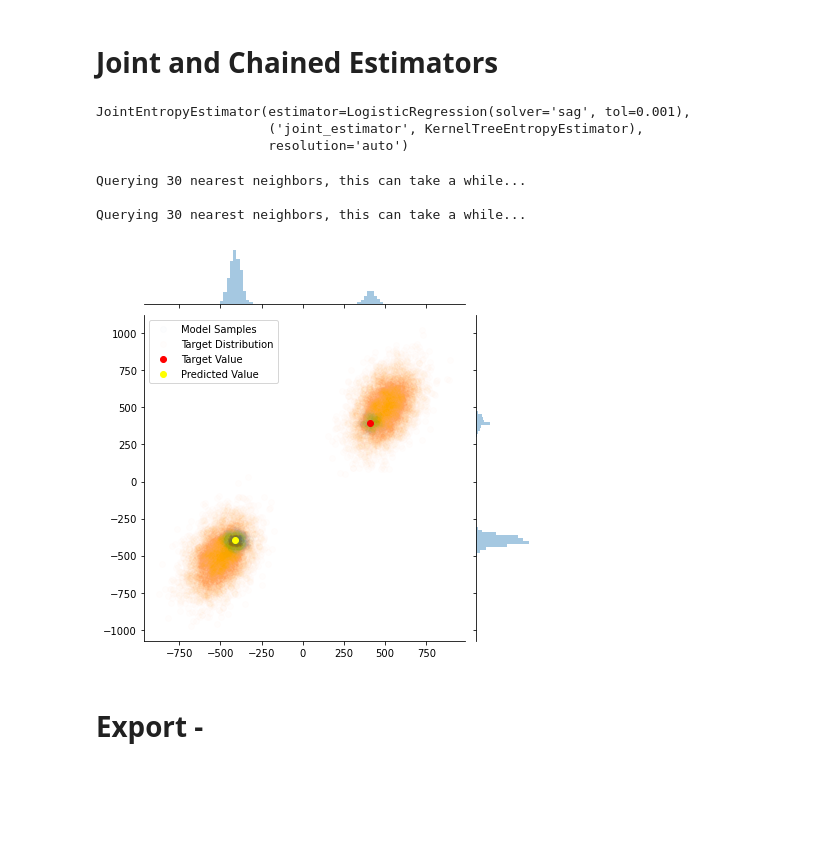
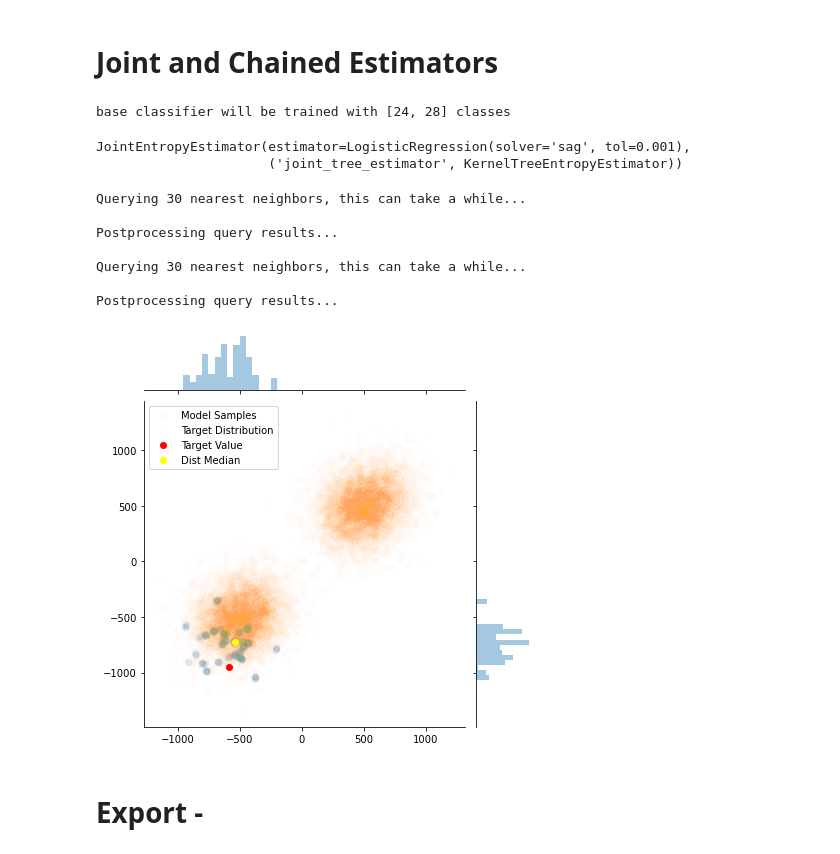
Before and after one commit to AlanGanem/scikit-density, a Jupyter notebook: notebooks/01_ensemble.ipynb, the cells around one changed output. Cells and saved outputs as stored; diff of their text form; code cells hidden in the pictures; blank space fills up the shorter version.

```diff
--- a/notebooks/01_ensemble.ipynb
+++ b/notebooks/01_ensemble.ipynb
@@ -1253,19 +1329,18 @@ class JointEntropyEstimator(MultiOutputClassifier):
     All the marginal distributions are merged using a KernelTreeEntropyEstimator, that nativelly supports
     joint estimation
     '''
-    def __init__(self, estimator, resolution = 20, joint_estimator=None, stacking_method='auto', n_jobs=None):
+    def __init__(self, estimator, resolution = 'auto', joint_tree_estimator=None, stacking_method='auto', n_jobs=None, **joint_tree_kwargs):
         assert hasattr(
-            estimator, 'predict_proba'), 'Estimator should have `predict_proba` method'
+            estimator, 'predict_proba') or ('predict_proba' in dir(estimator)), 'Estimator should have `predict_proba` method'
         super().__init__(estimator, n_jobs)
-        if joint_estimator is None:
+        if joint_tree_estimator is None:
             rf = ensemble.RandomForestClassifier(
-                n_estimators=20, min_samples_leaf=10, )
-            self.joint_estimator = KernelTreeEntropyEstimator(
-                rf, resolution=resolution)
+                n_estimators=10, min_samples_leaf=10, )
+            self.joint_tree_estimator = KernelTreeEntropyEstimator(
+                rf, resolution=resolution, **joint_tree_kwargs)
         else:
-            assert isinstance(
-                joint_estimator, KernelTreeEntropyEstimator), 'joint_estimator should be instance of KernelTreeEntropyEstimator'
-            self.joint_estimator = joint_estimator
+            self.joint_tree_estimator = KernelTreeEntropyEstimator(
+                joint_tree_estimator, resolution=resolution, **joint_tree_kwargs)
 
         self.stacking_method = stacking_method
         self.resolution = resolution
@@ -1294,11 +1369,11 @@ class JointEntropyEstimator(MultiOutputClassifier):
         return np.hstack(predictors)
 
     def fit(self, X, y=None, sample_weight=None):
-        y = self.joint_estimator._preprocess_y(y)
-        super().fit(X, y, sample_weight)
+        y_prep = self.joint_tree_estimator._preprocess_y(y)
+        super().fit(X, y_prep, sample_weight)
         marginal_results = self._make_stacked_predictors(
             X, self.stacking_method)
-        self.joint_estimator.fit(marginal_results, y, preprocess_y = False)
+        self.joint_tree_estimator.fit(marginal_results, y, y_prep = y_prep)
         return self
 
     def sample(self, X, sample_size=10, weight_func=None, n_neighbors=None, lower_bound=None,
@@ -1307,7 +1382,7 @@ class JointEntropyEstimator(MultiOutputClassifier):
         marginal_results = self._make_stacked_predictors(
             X, self.stacking_method)
 
-        return self.joint_estimator.sample(marginal_results, sample_size, weight_func, n_neighbors, lower_bound,
+        return self.joint_tree_estimator.sample(marginal_results, sample_size, weight_func, n_neighbors, lower_bound,
                                            alpha, beta, gamma, noise_factor,)
 
     def density(self, X, dist='kde', sample_size=10, weight_func=None, n_neighbors=None, lower_bound=None,
@@ -1316,7 +1391,7 @@ class JointEntropyEstimator(MultiOutputClassifier):
         marginal_results = self._make_stacked_predictors(
             X, self.stacking_method)
 
-        return self.joint_estimator.density(marginal_results, dist, sample_size, weight_func, n_neighbors, lower_bound,
+        return self.joint_tree_estimator.density(marginal_results, dist, sample_size, weight_func, n_neighbors, lower_bound,
                                             alpha, beta, gamma, noise_factor, **dist_kwargs,)
 
     def custom_predict(self, X, agg_func, sample_size=100, weights=None, n_neighbors=None,
@@ -1325,11 +1400,11 @@ class JointEntropyEstimator(MultiOutputClassifier):
         marginal_results = self._make_stacked_predictors(
             X, self.stacking_method)
 
-        return self.joint_estimator.custom_predict(marginal_results, agg_func, sample_size, weights,
+        return self.joint_tree_estimator.custom_predict(marginal_results, agg_func, sample_size, weights,
                                                    n_neighbors, lower_bound, alpha, beta, gamma, noise_factor,)
 
 
-class ChainedEntropyEstimator():
+class ChainedEntropyEstimator(MultiOutputClassifier):
     '''
     make chained joint estimator based on previous estimations
     there are three ways to pass predictors to next estimator in the chain:
@@ -1342,7 +1417,7 @@ class ChainedEntropyEstimator():
         raise NotImplementedError('ChainedEntropyEstimator is not implemented yet')
 
 
-class JointKernelTreeEstimator(MultiOutputRegressor):
+class JointKernelTreeEstimator(MultiOutputClassifier):
 
     '''Custom multioutput for multioutput estimator for `KernelTreeEstimator`s'''
 
@@ -1357,7 +1432,7 @@ class JointKernelTreeEstimator(MultiOutputRegressor):
         sampled_idxs = np.hstack([
             _fix_X_1d(estim._similarity_sample_idx(X, sample_size, weights, n_neighbors,
                                                    lower_bound, alpha, beta, gamma)
-                      ) for estim in tqdm(self.estimators_)
+                      ) for estim in self.estimators_
         ])
 
         return sampled_idxs
@@ -1390,41 +1465,47 @@ class JointKernelTreeEstimator(MultiOutputRegressor):
         return np.array([agg_func(sample) for sample in samples])
 # %%
 base_estim = LogisticRegression(tol = 0.001, solver = 'sag')
-joint_estim = JointEntropyEstimator(base_estim, resolution = 'auto')
+joint_estim = JointEntropyEstimator(base_estim, resolution = 'auto', class_weight = 'balanced')
 joint_estim.fit(X_train, y_train[:,:])
 # %% [output]
-JointEntropyEstimator(estimator=LogisticRegression(solver='sag', tol=0.001),
-                      ('joint_estimator', KernelTreeEntropyEstimator),
-                      resolution='auto')
+base classifier will be trained with [24, 28] classes
+JointEntropyEstimator(estimator=LogisticRegression(solver='sag', tol=0.001),
+                      ('joint_tree_estimator', KernelTreeEntropyEstimator))
 # %%
+
 i = np.random.choice(np.arange(y_test.shape[0]))
 
 alpha, beta, gamma = 1,0,0
 noise_factor = 1
-samples = joint_estim.sample(X_test[i:i+1], sample_size = 700, alpha = alpha, beta = beta, gamma = gamma, noise_factor = noise_factor)
+density = joint_estim.density(X_test[i:i+1], dist = 'empirical',sample_size = 700, alpha = alpha, beta = beta, gamma = gamma, noise_factor = noise_factor)
+samples = density.sample(700)
 #samples = density_estimator2.sample(X_test[i:i+1], sample_size = 700, alpha = alpha, beta = beta, gamma = gamma)
 prediction = joint_estim.custom_predict(X_test[i:i+1],agg_func = lambda x: np.median(x, axis = 0) ,alpha = alpha, beta = beta, gamma = gamma)
 #naive_prediction = density_estimator.estimator.predict(X_test[i:i+1])
 
 if (len(samples.shape) > 1) and (samples.shape[-1] == 2):
     jntplot = sns.jointplot(samples[0,:,0], samples[0,:,1], joint_kws = {'label':'Model Samples', 'alpha':0.01})
     jntplot.ax_joint.scatter(y[:,0], y[:,1], color = 'orange', alpha = 0.01, label = 'Target Distribution')
     jntplot.ax_joint.scatter(y_test[i,0], y_test[i,1], color = 'red', label = 'Target Value')
-    jntplot.ax_joint.scatter(prediction[0,0], prediction[0,1], color = 'yellow', label = 'Predicted Value')
+    jntplot.ax_joint.scatter(prediction[0,0], prediction[0,1], color = 'yellow', label = 'Dist Median')
     #jntplot.ax_joint.scatter(naive_prediction[0,0], naive_prediction[0,1], color = 'cyan', label = 'Naive Predicted Value')
 
     jntplot.ax_joint.legend()
 
 else:
     sns.distplot(samples, kde = True, bins = 20, hist_kws = {'label':'Model Samples'})
     dst = sns.distplot(y_test, kde = True, bins = 20, hist_kws = {'label':'Target Distribution'})
     dst._axes.axvline(y_test[i,1], color = 'r')
     dst._axes.legend()
 # %% [output]
 Querying 30 nearest neighbors, this can take a while...
 
+Postprocessing query results...
+
 Querying 30 nearest neighbors, this can take a while...
+
+Postprocessing query results...
-[figure, old version]
+[figure, new version]
 # %% [markdown]
 # Export -
 # %%
```
Also changed, not shown: parts of 28 cells of this notebook, 42 other files.
